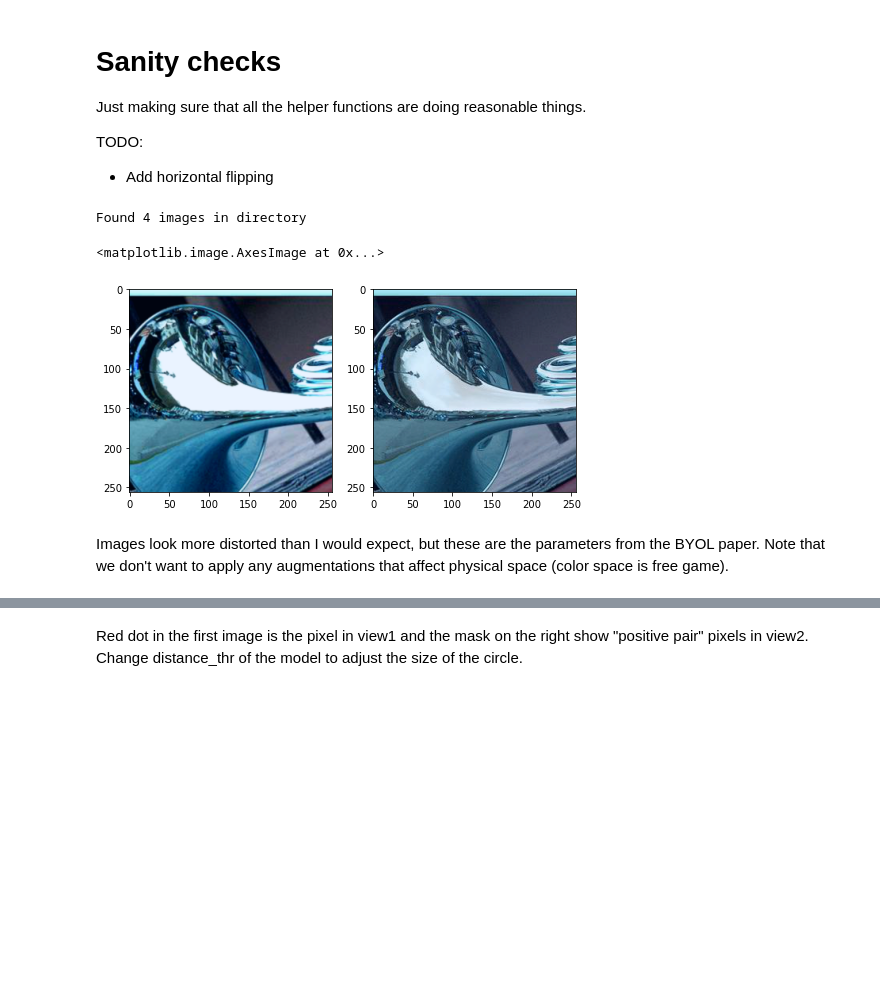
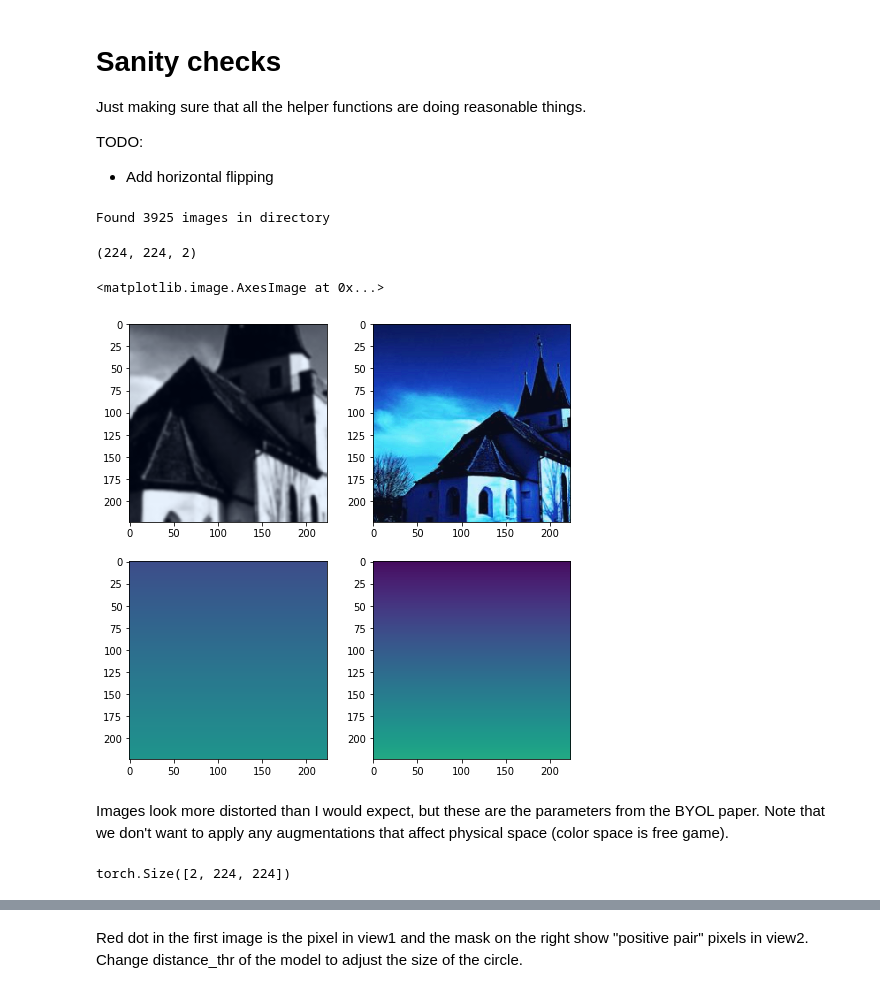
Before and after one commit to conradry/pixpro-with-weights, a Jupyter notebook: testing.ipynb, the cells around one changed output, grey strips where cells are left out. Cells and saved outputs as stored; diff of their text form; code cells hidden in the pictures; blank space fills up the shorter version.

```diff
--- a/testing.ipynb
+++ b/testing.ipynb
@@ -22,12 +22,13 @@ from matplotlib import pyplot as plt
 from pixpro.data import *
 from pixpro.model import *
 # %%
-crop_tf = A.Compose([
-    A.RandomCrop(256, 256)
-])
+from pixpro.data import *
+space_tfs = A.Compose([
+    A.RandomResizedCrop(224, 224),
+    A.HorizontalFlip()
+], additional_targets={'grid_y': 'image', 'grid_x': 'image'})
 
-view1_tfs = A.Compose([
-    #A.HorizontalFlip(p=0.5),
+view1_color_tfs = A.Compose([
     A.ColorJitter(0.4, 0.4, 0.2, 0.1, p=0.8),
     A.ToGray(p=0.2),
     A.GaussianBlur(blur_limit=23, sigma_limit=(0.1, 2.0), p=1.0),
@@ -36,8 +37,7 @@ view1_tfs = A.Compose([
 ])
 
 #technically optional, but used in the BYOL paper
-view2_tfs = A.Compose([
-    #A.HorizontalFlip(p=0.5),
+view2_color_tfs = A.Compose([
     A.ColorJitter(0.4, 0.4, 0.2, 0.1, p=0.8),
     A.ToGray(p=0.2),
     A.GaussianBlur(blur_limit=23, sigma_limit=(0.1, 2.0), p=0.1),
@@ -46,9 +46,9 @@ view2_tfs = A.Compose([
     ToTensorV2()
 ])
 
-data = ContrastData('./imagenette_data/', crop_tf, view1_tfs, view2_tfs)
+data = ContrastData('./imagenette_data/', space_tfs, view1_color_tfs, view2_color_tfs)
 # %% [output]
-Found 4 images in directory
+Found 3925 images in directory
 # %%
 def move_channel_dim(image):
     image = image.copy()
@@ -59,19 +59,28 @@ def move_channel_dim(image):
 # %%
 index = np.random.randint(0, len(data))
 output = data[index]
 
 view1 = output['view1']
 view2 = output['view2']
+view1_grid = output['view1_grid']
+view2_grid = output['view2_grid']
 
-f, ax = plt.subplots(1, 2, figsize=(8, 4))
-ax[0].imshow(move_channel_dim(view1.numpy()))
-ax[1].imshow(move_channel_dim(view2.numpy()))
+f, ax = plt.subplots(2, 2, figsize=(8, 8))
+ax[0, 0].imshow(move_channel_dim(view1.numpy()))
+ax[0, 1].imshow(move_channel_dim(view2.numpy()))
+ax[1, 0].imshow(view1_grid[0].numpy(), vmin=0, vmax=450)
+ax[1, 1].imshow(view2_grid[0].numpy(), vmin=0, vmax=450)
 # %% [output]
-<matplotlib.image.AxesImage at 0x...>
+(224, 224, 2)
+<matplotlib.image.AxesImage at 0x...>
-[figure, old version]
+[figure, new version]
 # %% [markdown]
 Images look more distorted than I would expect, but these are the parameters from the BYOL paper. Note that we don't want to apply any augmentations that affect physical space (color space is free game).
 # %%
 from torchvision.models import mobilenet_v2 #tiny model to test on cpu
 # %%
 device = torch.device("cuda:0" if torch.cuda.is_available() else "cpu")
+# %%
+view1_grid.size()
+# %% [output]
+torch.Size([2, 224, 224])
```
Also changed, not shown: parts of 17 cells of this notebook, 2 other files.
